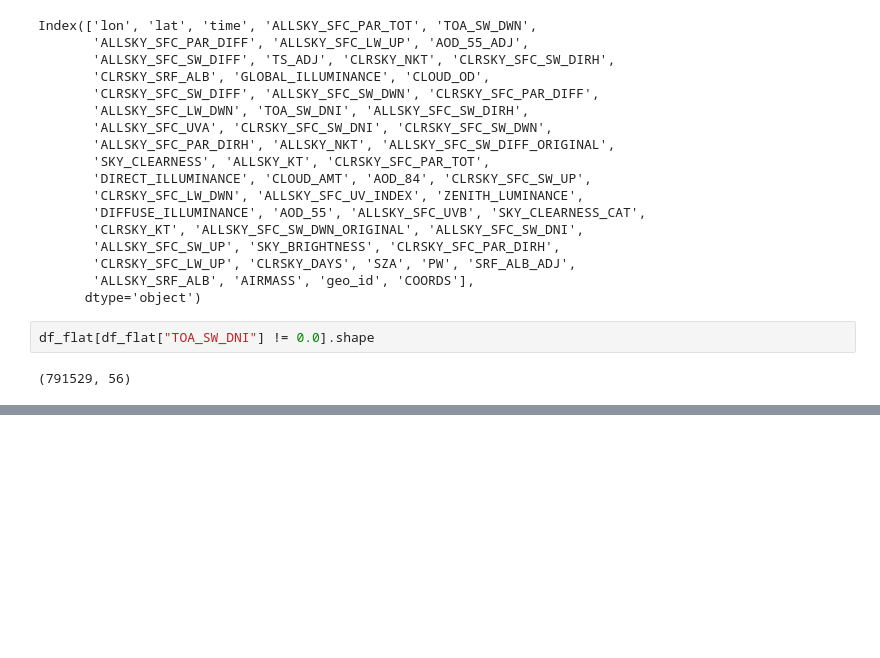
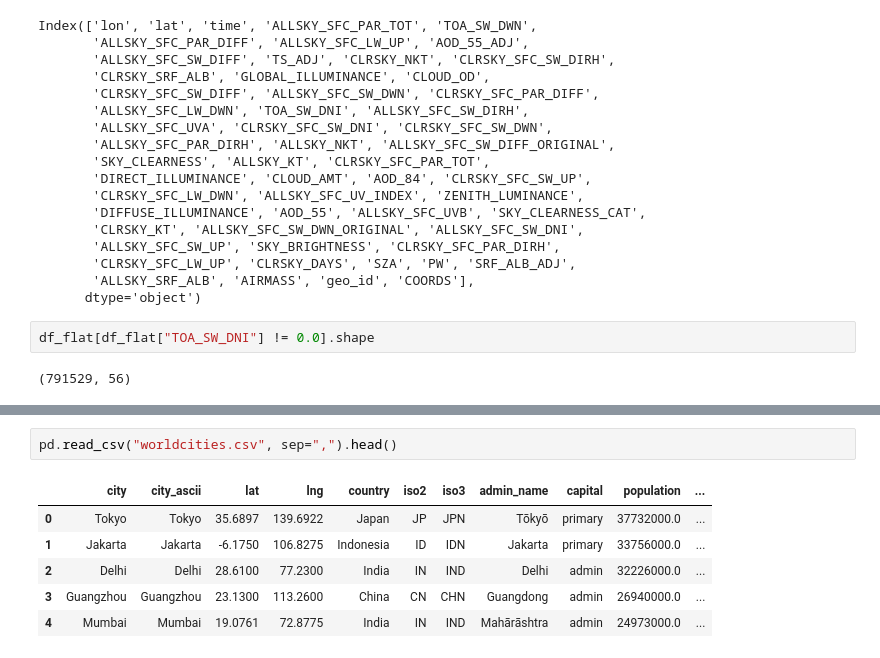
Before and after one commit to cancamilo/dataworks-gis, a Jupyter notebook: power_data_exploring.ipynb, the cells around one changed output, grey strips where cells are left out. Saved outputs shown, nothing was run; the diff lists cells and outputs as text; blank space fills up the shorter version.

```diff
--- a/power_data_exploring.ipynb
+++ b/power_data_exploring.ipynb
@@ -452,0 +480,9 @@ df.reset_index()
+# %%
+pd.read_csv("worldcities.csv", sep=",").head()
+# %% [output]
+|  | city | city_ascii | lat | lng | country | iso2 | iso3 | admin_name | capital | population | ... |
+| 0 | Tokyo | Tokyo | 35.6897 | 139.6922 | Japan | JP | JPN | Tōkyō | primary | 37732000.0 | ... |
+| 1 | Jakarta | Jakarta | -6.1750 | 106.8275 | Indonesia | ID | IDN | Jakarta | primary | 33756000.0 | ... |
+| 2 | Delhi | Delhi | 28.6100 | 77.2300 | India | IN | IND | Delhi | admin | 32226000.0 | ... |
+| 3 | Guangzhou | Guangzhou | 23.1300 | 113.2600 | China | CN | CHN | Guangdong | admin | 26940000.0 | ... |
+| 4 | Mumbai | Mumbai | 19.0761 | 72.8775 | India | IN | IND | Mahārāshtra | admin | 24973000.0 | ... |
```
Also changed, not shown: parts of 15 cells of this notebook, 6 other files.
